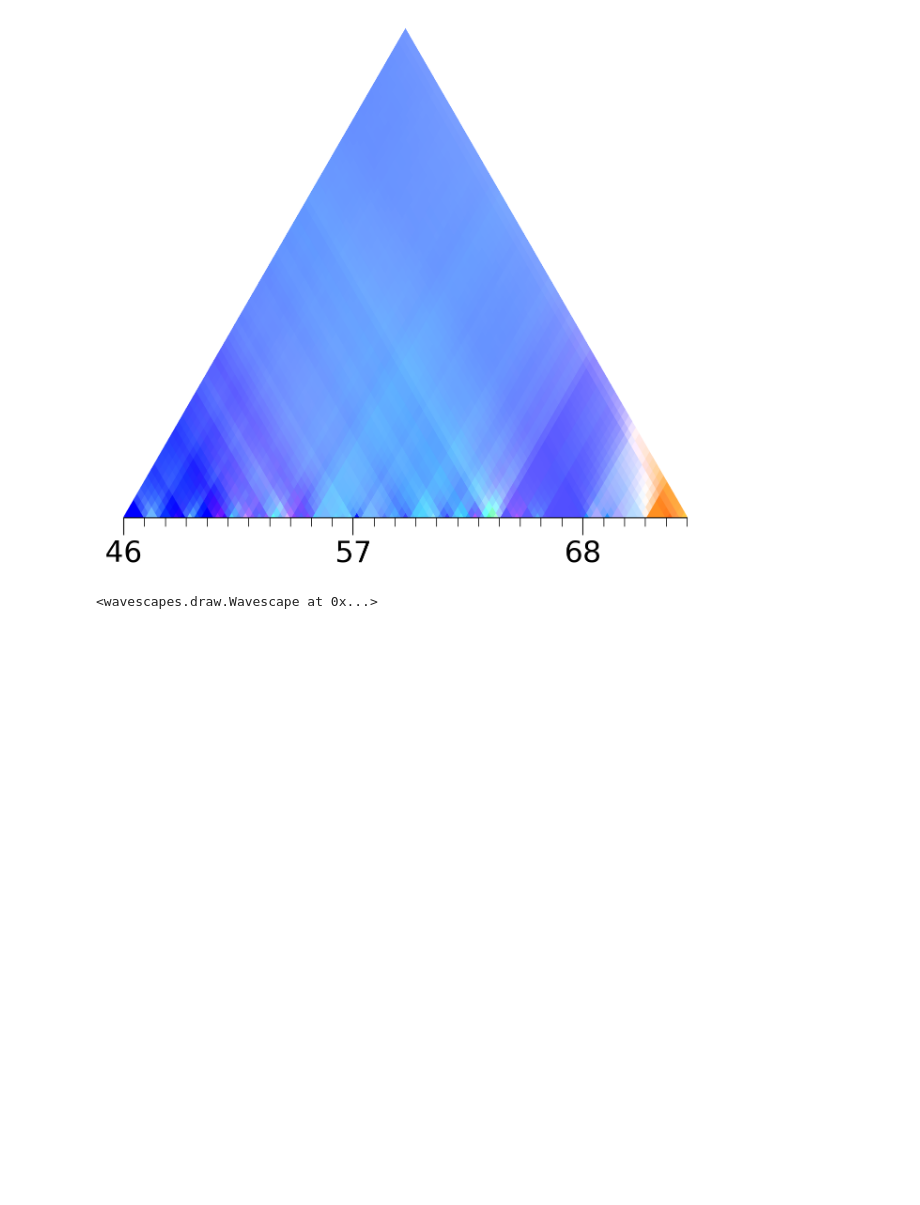
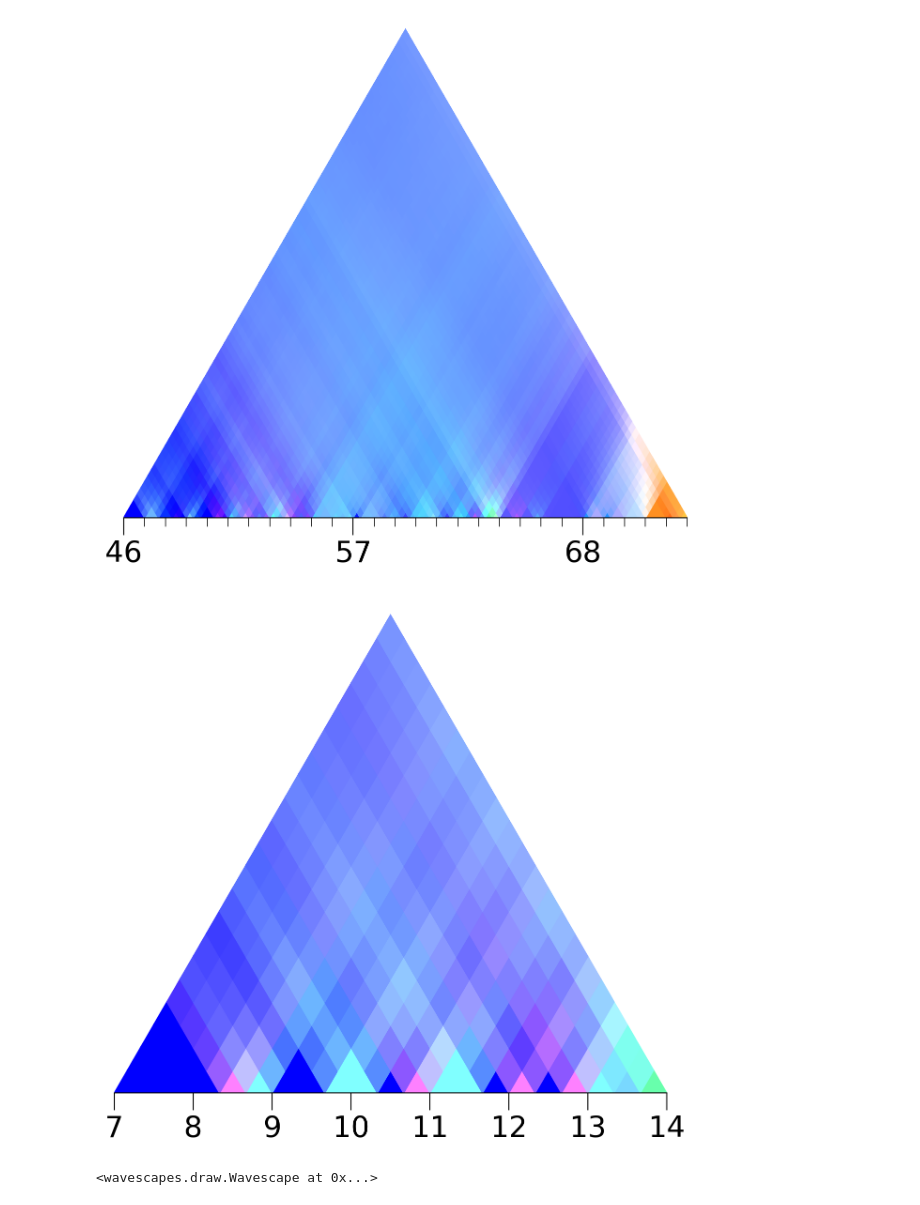
Before and after one commit to ludovicaschaerf/Group-5-Debussy-Pitch-Scapes, a Jupyter notebook: reductions.ipynb, the cells around one changed output. Saved outputs shown, nothing was run; the diff lists cells and outputs as text; code cells hidden in the pictures; blank space fills up the shorter version.

```diff
--- a/reductions.ipynb
+++ b/reductions.ipynb
@@ -80,6 +80,13 @@ single_wavescape('./scores/Prélude X - (... La cathedrale engloutie).mid', widt
                  save_label='./figures/Prelude X coefficient 5 bar 46-73')
 # %% [output]
 [figure]
+# %%
+# 1-23, 18-46, 46-73, 71-89
+single_wavescape('./scores/Prélude X - (... La cathedrale engloutie).mid', width=700, coefficient=4,
+                 aw_size=2, aw_per_tick=3, tick_start=1, subparts_highlighted=[6*3,13*3],
+                 save_label='./figures/Prelude X coefficient 4 bar 7-14')
+# %% [output]
+[figure, added]
 # %%
 arr1 = produce_pitch_class_matrix_from_filename('./scores/Prélude X - (... La cathedrale engloutie).mid', aw_size=3)
 utm = apply_dft_to_pitch_class_matrix(arr1)
```
Also changed, not shown: parts of 9 cells of this notebook.
